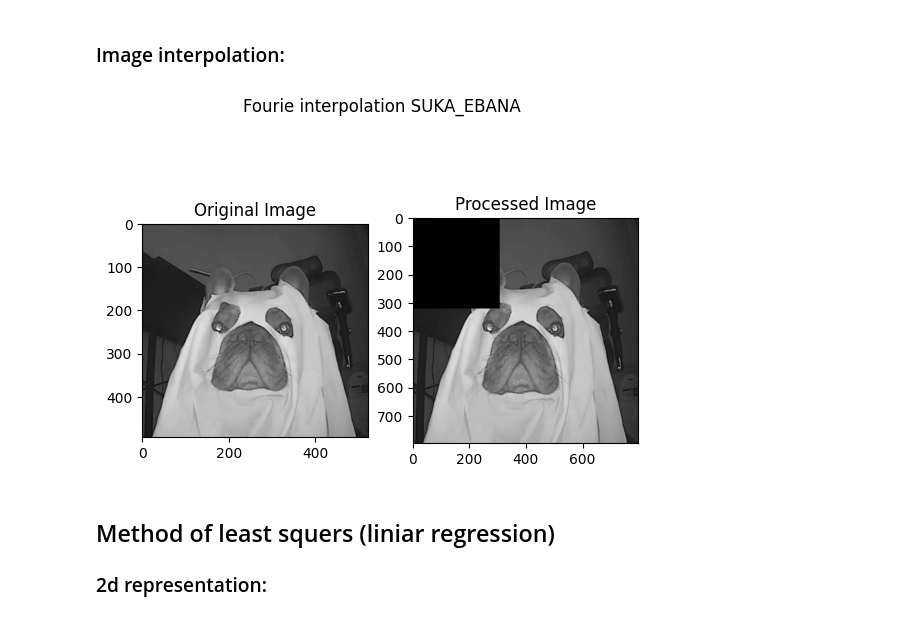
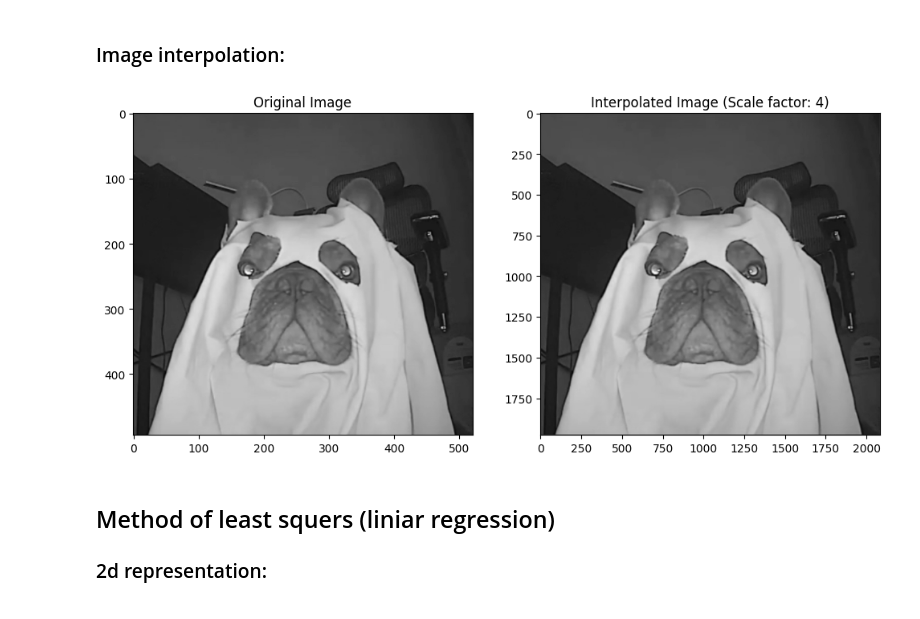
Before and after one commit to JavaConterry/Computer-Graphics, a Jupyter notebook: Lab5/Worksheet.ipynb, the cells around one changed output. Saved outputs shown, nothing was run; the diff lists cells and outputs as text; code cells hidden in the pictures.

Commit message:
Lab5: fourie done fx, image

```diff
--- a/Lab5/Worksheet.ipynb
+++ b/Lab5/Worksheet.ipynb
@@ -358,21 +413,34 @@ plt.show()
 # %% [markdown]
 ### Image interpolation:
 # %%
-fur = inter.furie_interpolation()
+fur = inter.furie_interpolation(scale_factor)
 
-fig, axes = plt.subplots(1, 2)
+plt.figure(figsize=(12, 6))
+plt.subplot(1, 2, 1)
+plt.title('Original Image')
+plt.imshow(Image.open(img_src).convert("L"), cmap='gray')
 
-# Display the original image on the first subplot
-axes[0].imshow(Image.open(img_src).convert("L"), cmap='gray')
-axes[0].set_title('Original Image')
-
-# Display the processed image on the second subplot
-axes[1].imshow(fur, cmap='gray')
-axes[1].set_title('Processed Image')
+plt.subplot(1, 2, 2)
+plt.title(f'Interpolated Image (Scale factor: {scale_factor})')
+plt.imshow(fur, cmap='gray')
 
 plt.show()
+
+
+
+# fig, axes = plt.subplots(1, 2)
+
+# # Display the original image on the first subplot
+# axes[0].imshow(Image.open(img_src).convert("L"), cmap='gray')
+# axes[0].set_title('Original Image')
+
+# # Display the processed image on the second subplot
+# axes[1].imshow(fur, cmap='gray')
+# axes[1].set_title('Processed Image')
+
+# plt.show()
 # %% [output]
-[figure, old version]
+[figure, new version]
 # %% [markdown]
 ## Method of least squers (liniar regression)
 ### 2d representation:
```
Also changed, not shown: parts of 4 cells of this notebook, 1 other file.
